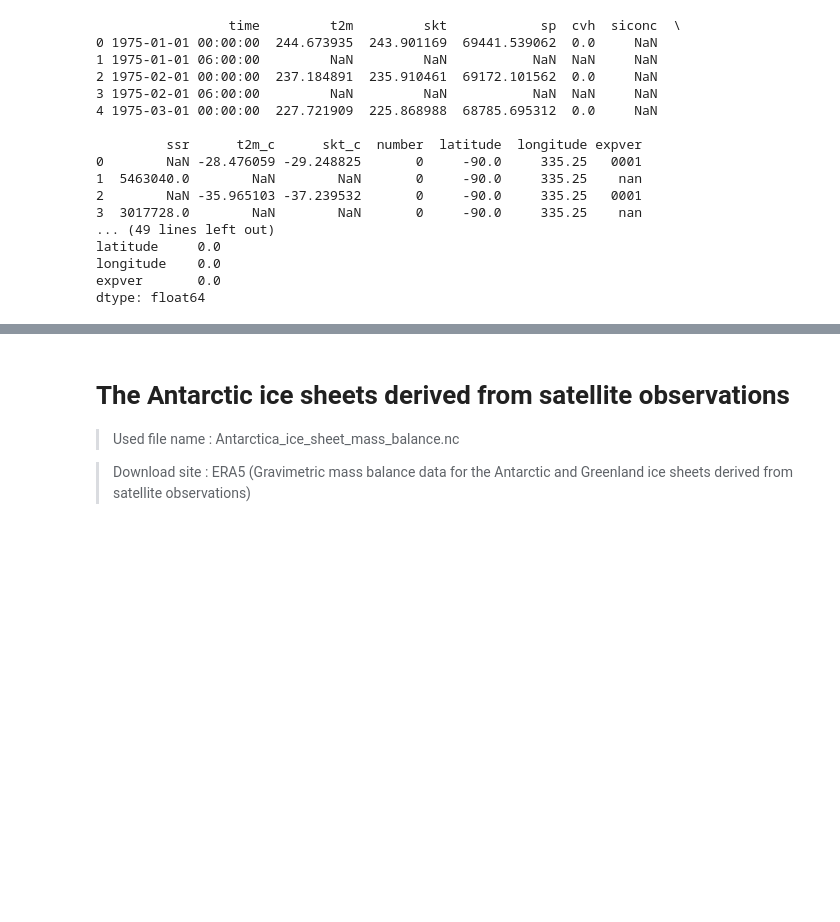
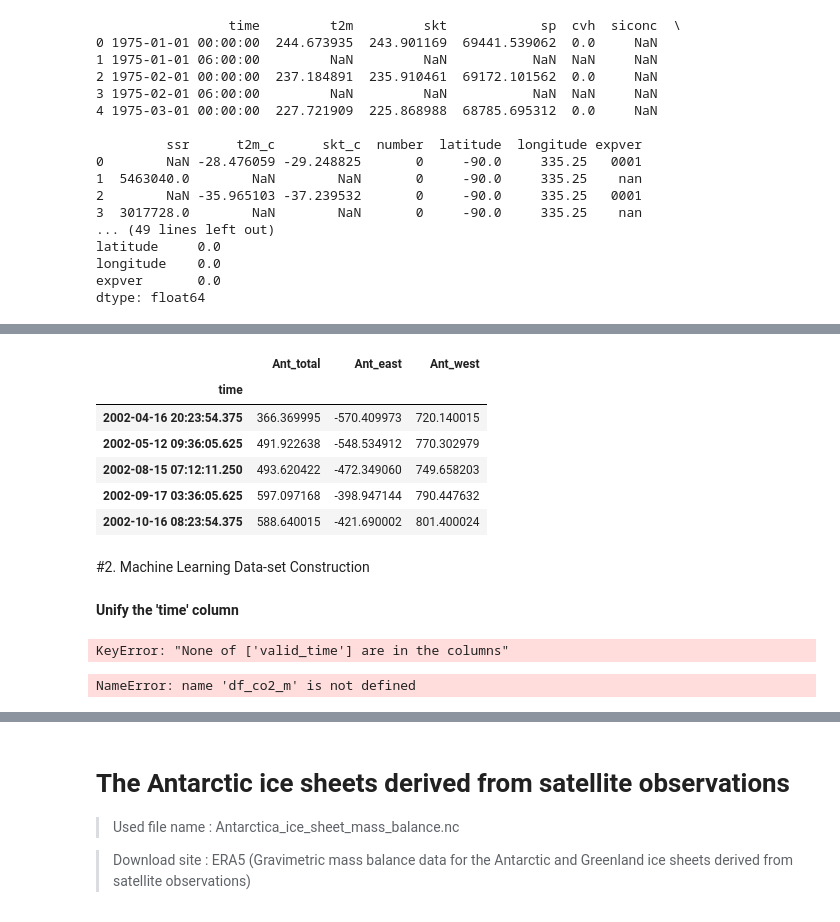
Before and after one commit to KentBerry680/ENGG680_2025_Fall---group-20-assignments, a Jupyter notebook: Final assignment/ENGG_Analysis.ipynb, the cells around one changed output, grey strips where cells are left out. Saved outputs shown, nothing was run; the diff lists cells and outputs as text; code cells hidden in the pictures; blank space fills up the shorter version.

```diff
--- a/Final assignment/ENGG_Analysis.ipynb
+++ b/Final assignment/ENGG_Analysis.ipynb
@@ -280,0 +235,7 @@ dtype: float64
+# %%
+import xarray as xr
+
+ice_path = "Final assignment/Antarctica_ice_sheet_mass_balance.nc"
+
+ds_ice = xr.open_dataset(ice_path, engine="netcdf4")
+ds_ice
@@ -280,0 +260,25 @@ dtype: float64
+# %%
+import pandas as pd
+
+time = pd.to_datetime(ds_ice["time"].values)
+
+df_ice = pd.DataFrame({
+    "time": time,
+    "Ant_total": ds_ice["AntIS_total"].values,
+    "Ant_east":  ds_ice["East_AntIS_total"].values,
+    "Ant_west":  ds_ice["West_AntIS_total"].values,
+}).set_index("time").sort_index()
+
+df_ice.head()
+# %% [output]
+|  | Ant_total | Ant_east | Ant_west |
+| time |  |  |  |
+| 2002-04-16 20:23:54.375 | 366.369995 | -570.409973 | 720.140015 |
+| 2002-05-12 09:36:05.625 | 491.922638 | -548.534912 | 770.302979 |
+| 2002-08-15 07:12:11.250 | 493.620422 | -472.349060 | 749.658203 |
+| 2002-09-17 03:36:05.625 | 597.097168 | -398.947144 | 790.447632 |
+| 2002-10-16 08:23:54.375 | 588.640015 | -421.690002 | 801.400024 |
+# %% [markdown]
+#2. Machine Learning Data-set Construction
+# %% [markdown]
+**Unify the 'time' column**
@@ -280,0 +311,36 @@ dtype: float64
+# %%
+# ERA5: valid_time → index, monthly average
+df_era5_m = (
+    df_era5
+      .set_index("valid_time")
+      .resample("MS")
+      .mean()
+)
+
+df_era5_m.index.name = "time"
+df_era5_m.head()
+# %% [output]
+KeyError: "None of ['valid_time'] are in the columns"
+# %%
+from functools import reduce
+
+# 1) ERA5: time을 index로
+df_era5 = df_era5.set_index("time").sort_index()
+
+# 2) CO2/CH4/N2O: monthly resample 한 결과(DataFrame)라고 가정
+#    이미 datetime index라면, 이름만 'time'으로 통일
+df_co2.index.name  = "time"
+df_ch4.index.name  = "time"
+df_n2o.index.name  = "time"
+
+# 3) Antarctic ice: 이미 time index -> 이름만 확인
+df_ice.index.name = "time"
+
+# 4) 이제 전부 index=time 이므로 join 사용
+dfs = [df_era5, df_co2_m, df_ch4_m, df_n2o_m, df_ice]
+
+df_merged = reduce(lambda left, right: left.join(right, how="inner"), dfs)
+
+df_merged.head()
+# %% [output]
+NameError: name 'df_co2_m' is not defined
```
Also changed, not shown: parts of 22 cells of this notebook.
